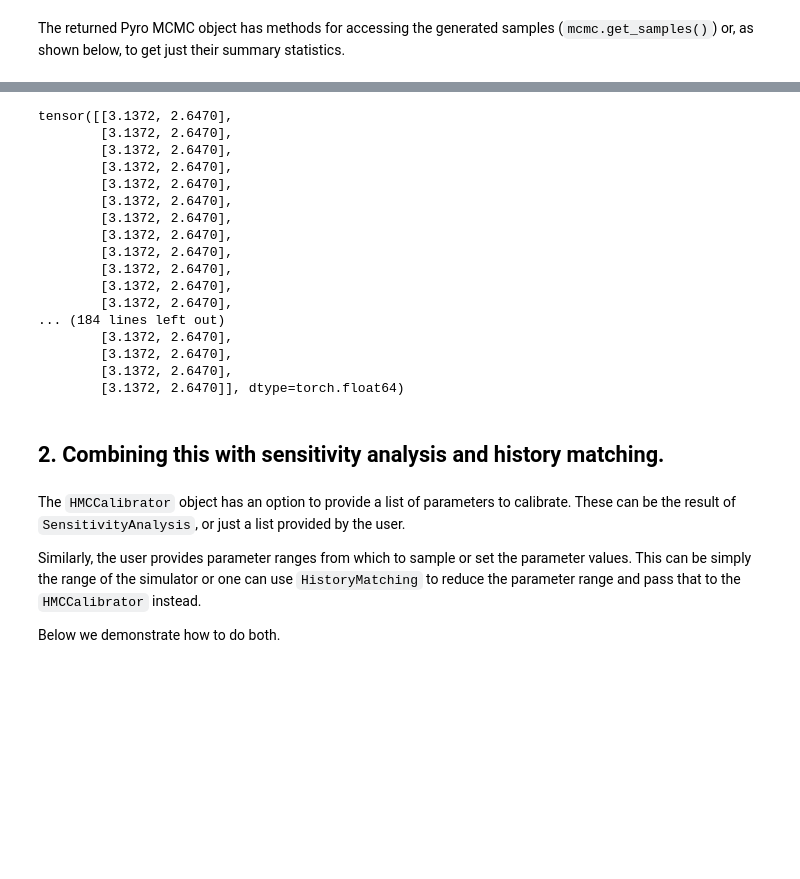
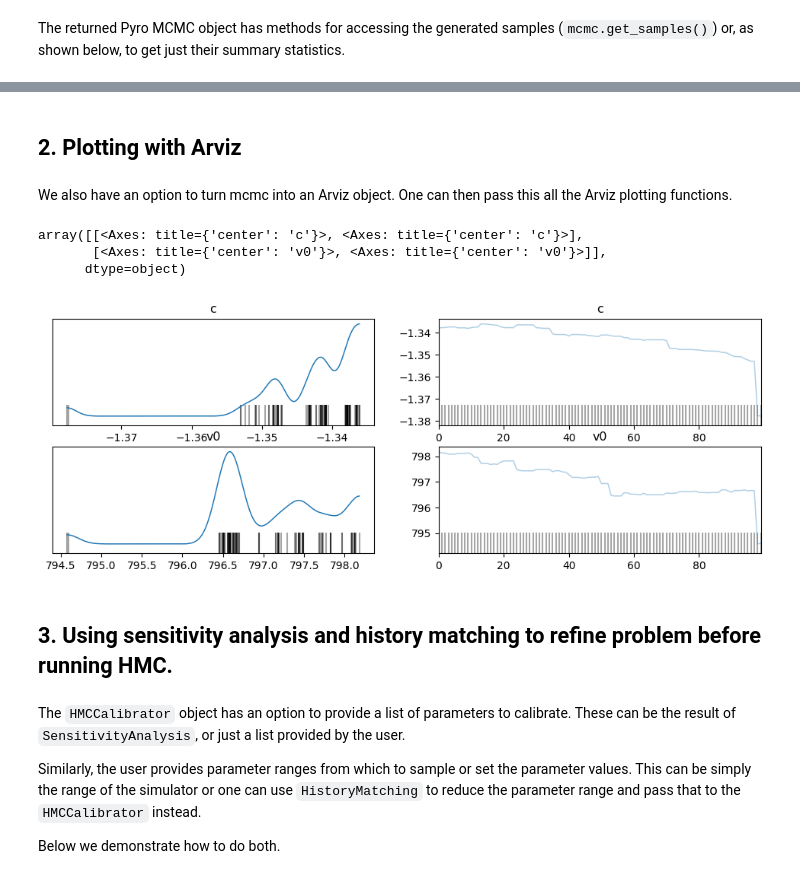
Before and after one commit to alan-turing-institute/autoemulate, a Jupyter notebook: autoemulate/experimental/exploratory/hmc_refactor.ipynb, the cells around one changed output, grey strips where cells are left out. Drawn from its saved outputs; the diff is of its cells as text; code cells hidden in the pictures; blank space fills up the shorter version.

Commit message:
add plotting to nb

```diff
--- a/autoemulate/experimental/exploratory/hmc_refactor.ipynb
+++ b/autoemulate/experimental/exploratory/hmc_refactor.ipynb
@@ -42,7 +42,7 @@ hmc = HMCCalibrator(gp, sim.parameters_range, observations, 1.0)
 # %% [markdown]
 Run MCMC (note that below we have set the number of MCMC steps to a very low number, don't expect convergence).
 # %%
-mcmc = hmc.run_mcmc(warmup_steps=50, num_samples=200)
+mcmc = hmc.run_mcmc(warmup_steps=10, num_samples=100)
 # %% [markdown]
 The returned Pyro MCMC object has methods for accessing the generated samples (`mcmc.get_samples()`) or, as shown below, to get just their summary statistics.
 # %%
@@ -76,20 +56,4 @@ mcmc.get_samples()
-# %%
-hmc.posterior_predictive(mcmc)
-# %% [output]
-tensor([[3.1372, 2.6470],
-        [3.1372, 2.6470],
-        [3.1372, 2.6470],
-        [3.1372, 2.6470],
-        [3.1372, 2.6470],
-        [3.1372, 2.6470],
-        [3.1372, 2.6470],
-        [3.1372, 2.6470],
-        [3.1372, 2.6470],
-        [3.1372, 2.6470],
-        [3.1372, 2.6470],
-        [3.1372, 2.6470],
-... (184 lines left out)
-        [3.1372, 2.6470],
-        [3.1372, 2.6470],
-        [3.1372, 2.6470],
-        [3.1372, 2.6470]], dtype=torch.float64)
+# %% [markdown]
+## 2. Plotting with Arviz
+# %% [markdown]
+We also have an option to turn mcmc into an Arviz object. One can then pass this all the Arviz plotting functions.
@@ -96,5 +62,14 @@ tensor([[3.1372, 2.6470],
+# %%
+az_data = hmc.to_arviz(mcmc, posterior_predictive=True)
+# %%
+az.plot_trace(az_data)
+# %% [output]
+array([[<Axes: title={'center': 'c'}>, <Axes: title={'center': 'c'}>],
+       [<Axes: title={'center': 'v0'}>, <Axes: title={'center': 'v0'}>]],
+      dtype=object)
+[figure, added]
 # %% [markdown]
-## 2. Combining this with sensitivity analysis and history matching.
+## 3. Using sensitivity analysis and history matching to refine problem before running HMC.
 # %% [markdown]
 The `HMCCalibrator` object has an option to provide a list of parameters to calibrate. These can be the result of `SensitivityAnalysis`, or just a list provided by the user.
 
```
Also changed, not shown: parts of 10 cells of this notebook.
